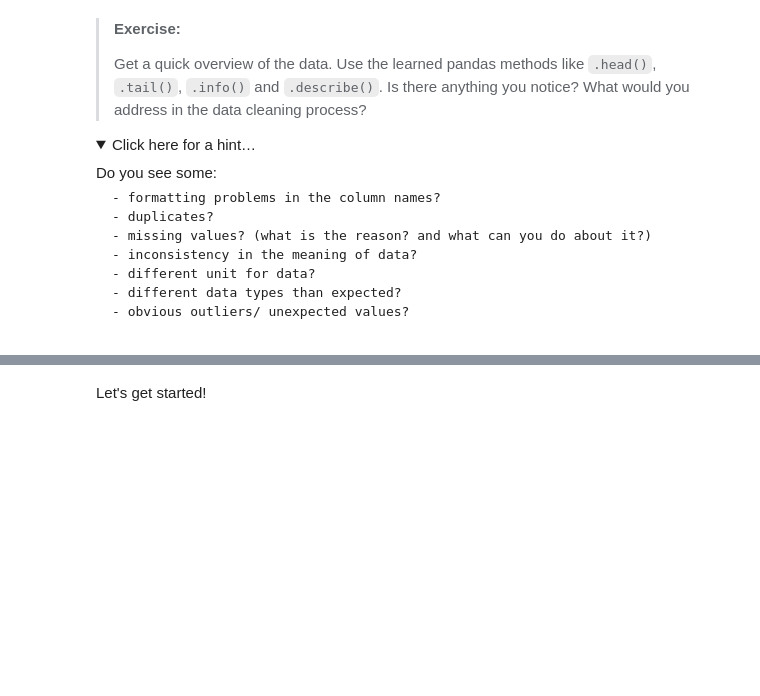
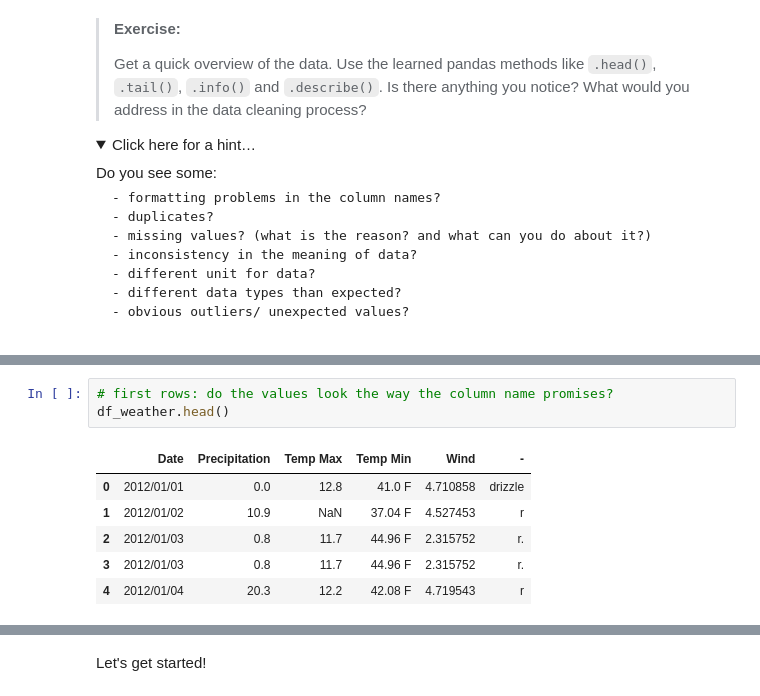
Before and after one commit to crsbln/ds-data-cleaning, a Jupyter notebook: 01_data_cleaning.ipynb, the cells around one changed output, grey strips where cells are left out. Drawn from its saved outputs; the diff is of its cells as text; folded sections open; blank space fills up the shorter version.

```diff
--- a/01_data_cleaning.ipynb
+++ b/01_data_cleaning.ipynb
@@ -47,0 +67,10 @@ Do you see some:
+# %%
+# first rows: do the values look the way the column name promises?
+df_weather.head()
+# %% [output]
+|  | Date | Precipitation | Temp Max | Temp Min | Wind | - |
+| 0 | 2012/01/01 | 0.0 | 12.8 | 41.0 F | 4.710858 | drizzle |
+| 1 | 2012/01/02 | 10.9 | NaN | 37.04 F | 4.527453 | r |
+| 2 | 2012/01/03 | 0.8 | 11.7 | 44.96 F | 2.315752 | r. |
+| 3 | 2012/01/03 | 0.8 | 11.7 | 44.96 F | 2.315752 | r. |
+| 4 | 2012/01/04 | 20.3 | 12.2 | 42.08 F | 4.719543 | r |
```
Also changed, not shown: parts of 47 cells of this notebook.
